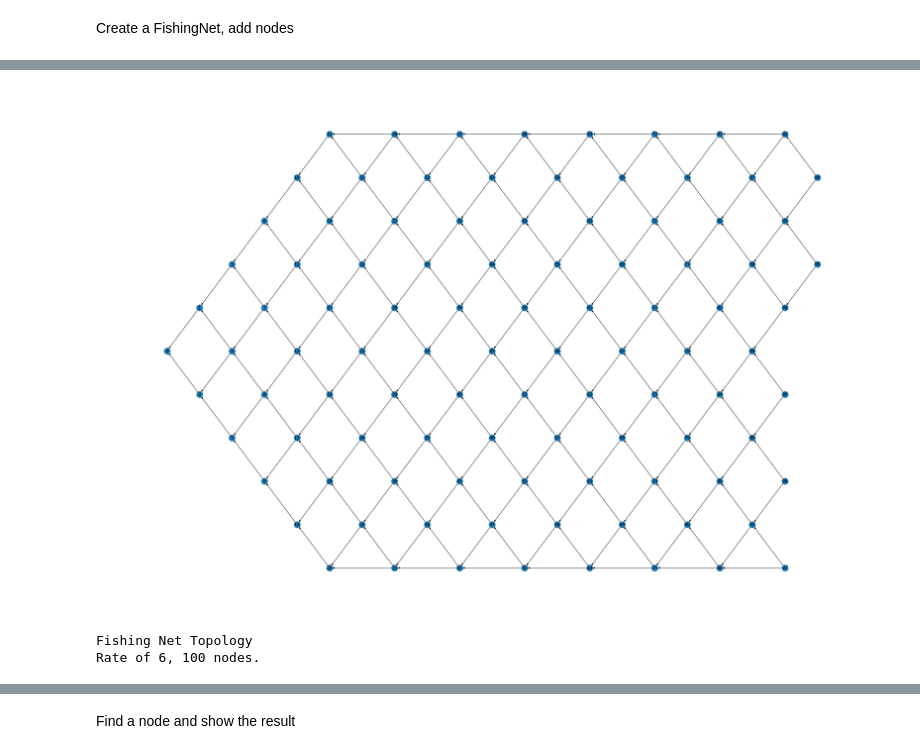
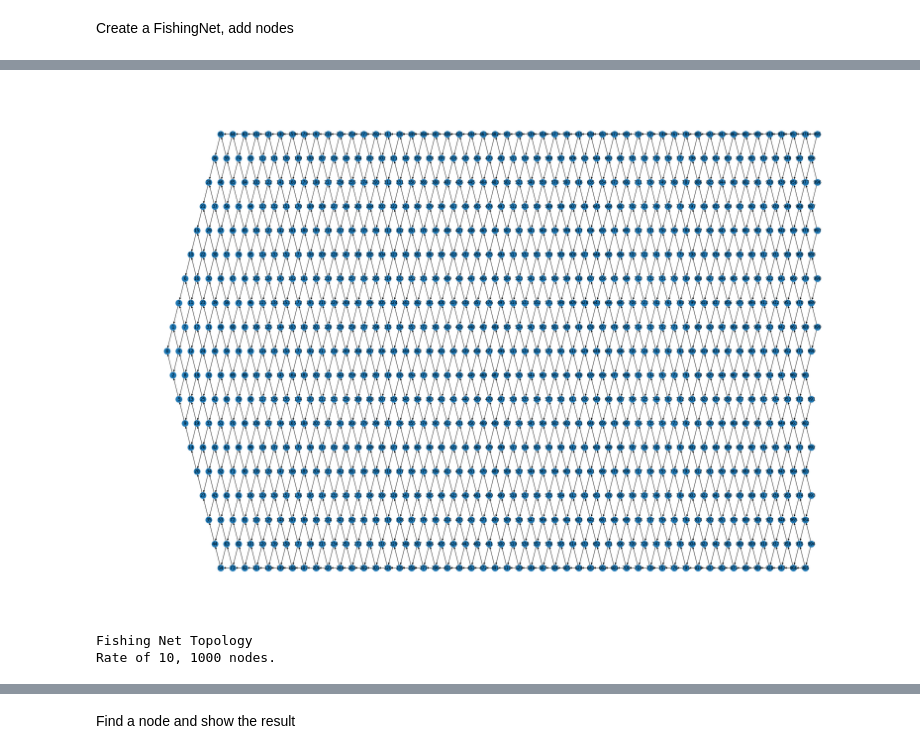
Before and after one commit to Hongwei-Z/FishingNetTopology, a Jupyter notebook: Test.ipynb, the cells around one changed output, grey strips where cells are left out. Drawn from its saved outputs; the diff is of its cells as text; code cells hidden in the pictures.

Commit message:
Modified functions and added new graphs

```diff
--- a/Test.ipynb
+++ b/Test.ipynb
@@ -8,8 +8,8 @@ from datetime import datetime
 # %% [markdown]
 Define rate and number of nodes
 # %%
-rate = 6
-size = 100
+rate = 10
+size = 1000
 # %% [markdown]
 Create a FishingNet, add nodes
 # %%
@@ -38,6 +38,6 @@ Node 99, b4d818ec9999229c46d894b387b9ee65, 2022-02-24 17:07:40.979057, Tips: [93
 # %%
-Graph.drawFNT(rate, size)
+Graph.drawFNT(fnt)
 # %% [output]
-[figure, old version]
+[figure, new version]
 Fishing Net Topology
-Rate of 6, 100 nodes.
+Rate of 10, 1000 nodes.
```
Also changed, not shown: parts of 21 cells of this notebook, 2 other files.
